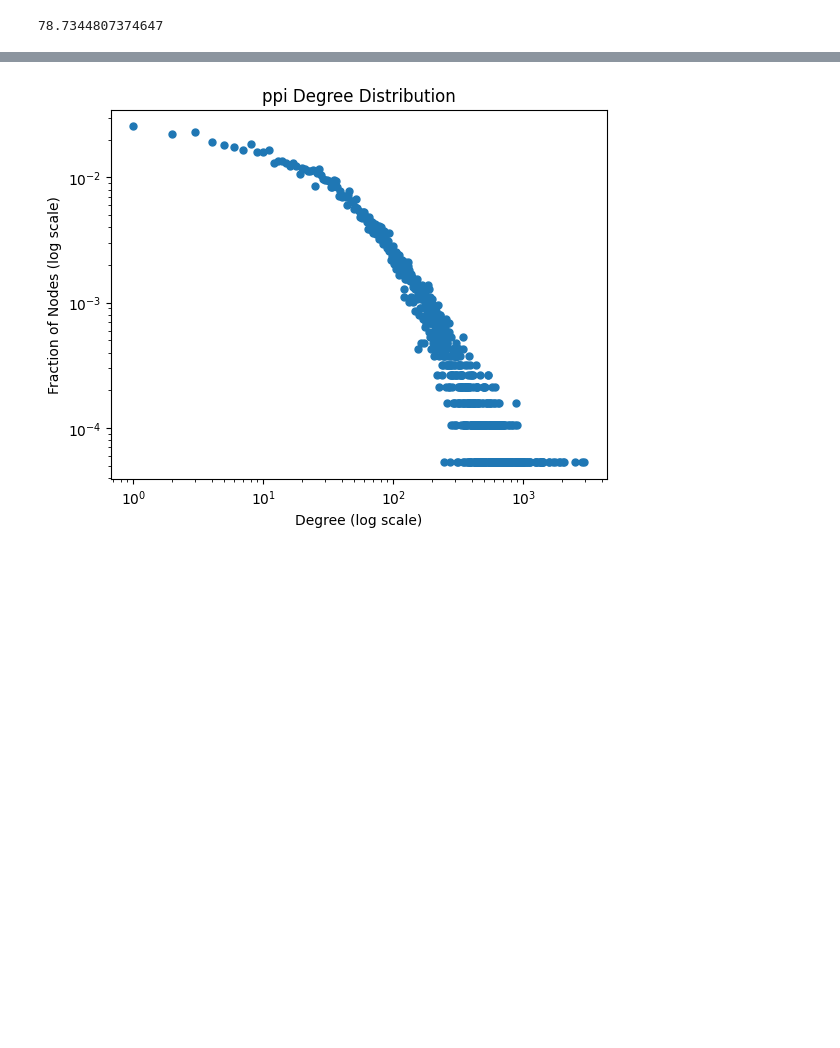
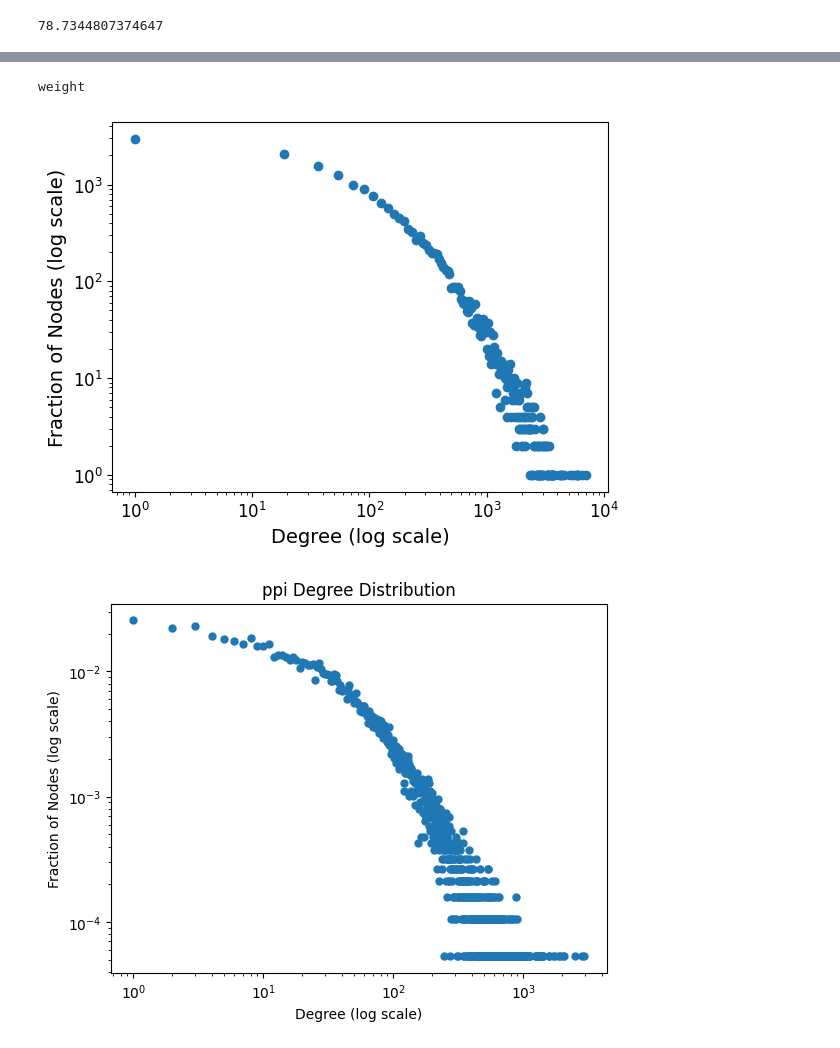
Before and after one commit to ZiyuZhang1/HBDM, a Jupyter notebook: data_process_code/ppi_totext_detail.ipynb, the cells around one changed output, grey strips where cells are left out. Cells and saved outputs as stored; diff of their text form; code cells hidden in the pictures; blank space fills up the shorter version.

```diff
--- a/data_process_code/ppi_totext_detail.ipynb
+++ b/data_process_code/ppi_totext_detail.ipynb
@@ -152,3 +146,10 @@ weight
+# %%
+# graph_df['combined_score'] = graph_df['combined_score'].astype(int)
+# G = nx.from_pandas_edgelist(graph_df, source='protein1', target='protein2', edge_attr='combined_score', create_using=nx.Graph)
+plot_degree_distribution('Integer (10-levels) PPI Network',G, use_weight=True)
+# %% [output]
+weight
+[figure, added]
 # %%
 plot_degree_distribution('ppi',G, use_weight=False)
 plot_degree_distribution('random',random_graph, use_weight=False)
```
Also changed, not shown: parts of 15 cells of this notebook, 13 other files.
